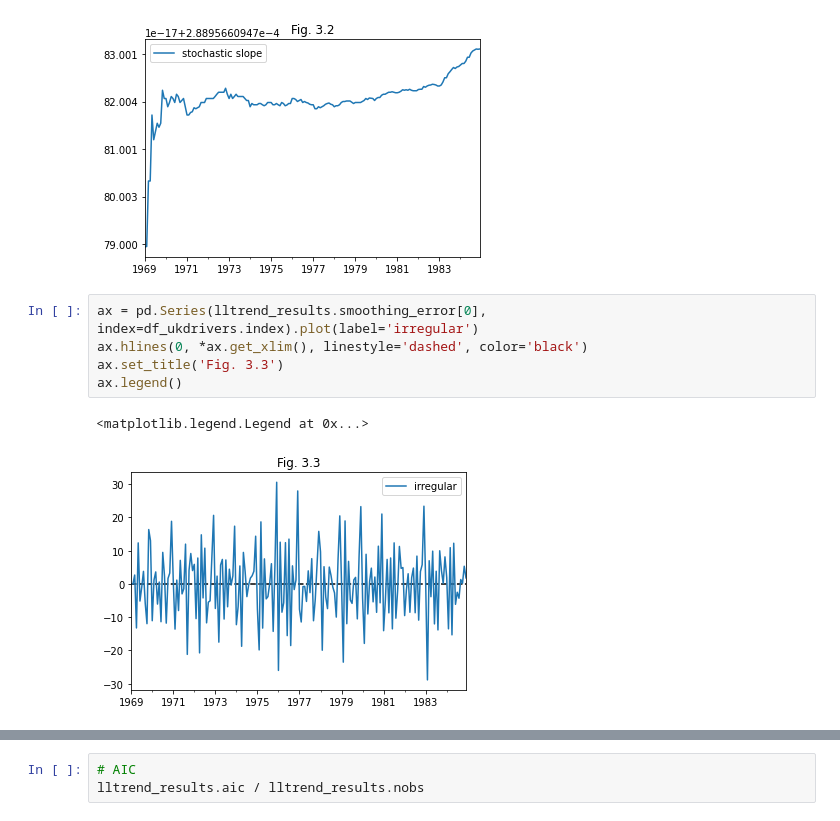
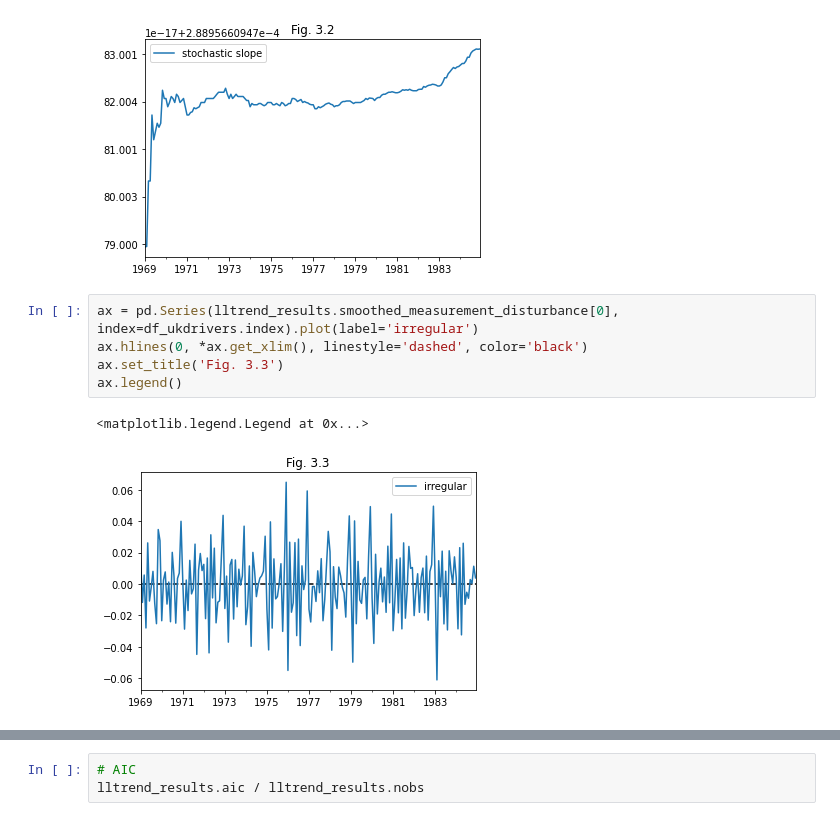
Before and after one commit to tatamiya/state_space_model_notebooks, a Jupyter notebook: statsmodels/CommandeurKoopman2007.ipynb, the cells around one changed output, grey strips where cells are left out. Saved outputs shown, nothing was run; the diff lists cells and outputs as text.

```diff
--- a/statsmodels/CommandeurKoopman2007.ipynb
+++ b/statsmodels/CommandeurKoopman2007.ipynb
@@ -620,13 +648,13 @@ ax.legend()
 <matplotlib.legend.Legend at 0x...>
 [figure]
 # %%
-ax = pd.Series(lltrend_results.smoothing_error[0], index=df_ukdrivers.index).plot(label='irregular')
+ax = pd.Series(lltrend_results.smoothed_measurement_disturbance[0], index=df_ukdrivers.index).plot(label='irregular')
 ax.hlines(0, *ax.get_xlim(), linestyle='dashed', color='black')
 ax.set_title('Fig. 3.3')
 ax.legend()
 # %% [output]
 <matplotlib.legend.Legend at 0x...>
-[figure, old version]
+[figure, new version]
 # %%
 pd.DataFrame(diagnostic_tests(lltrend_results))
 # %% [output]
```
Also changed, not shown: parts of 57 cells of this notebook.
